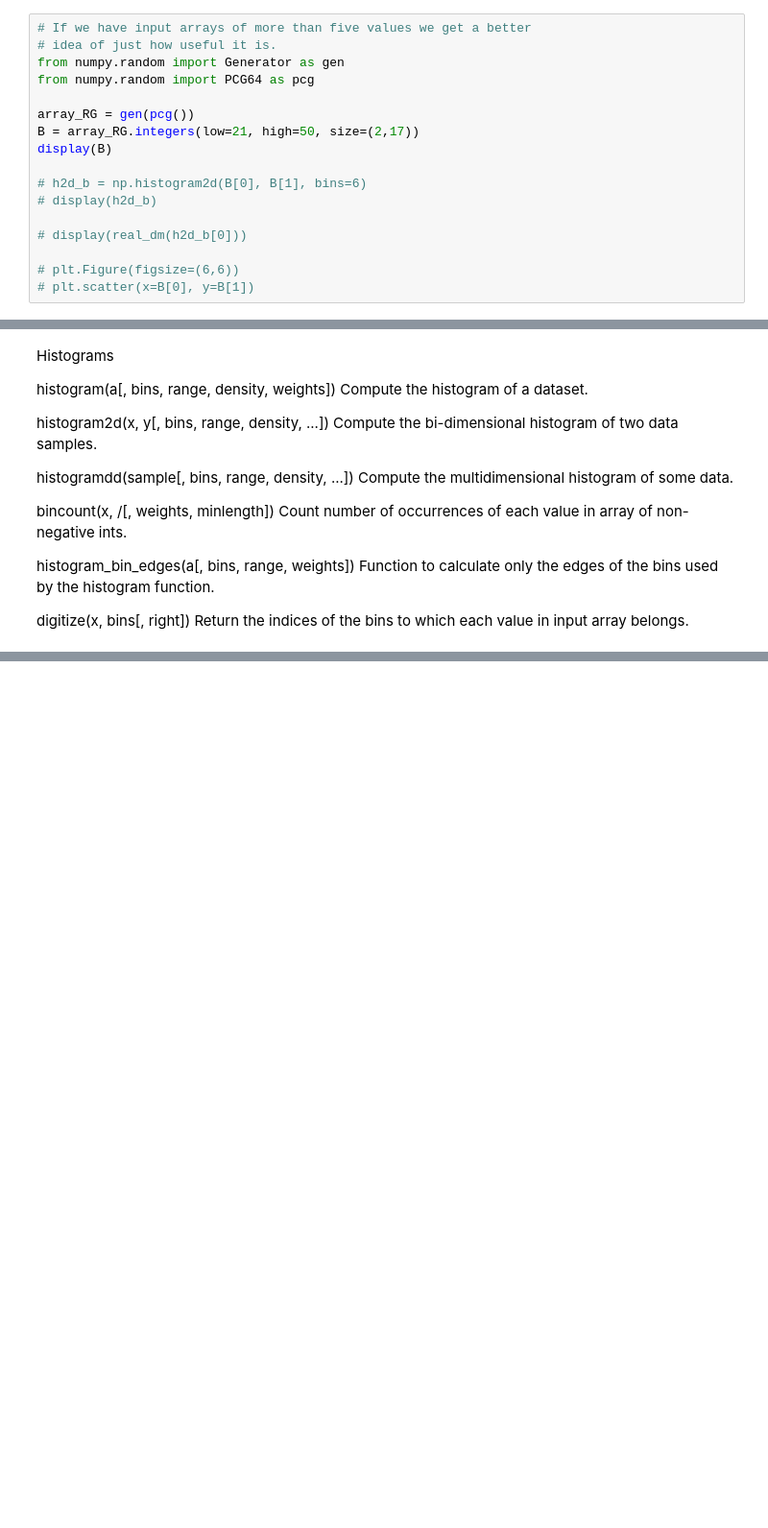
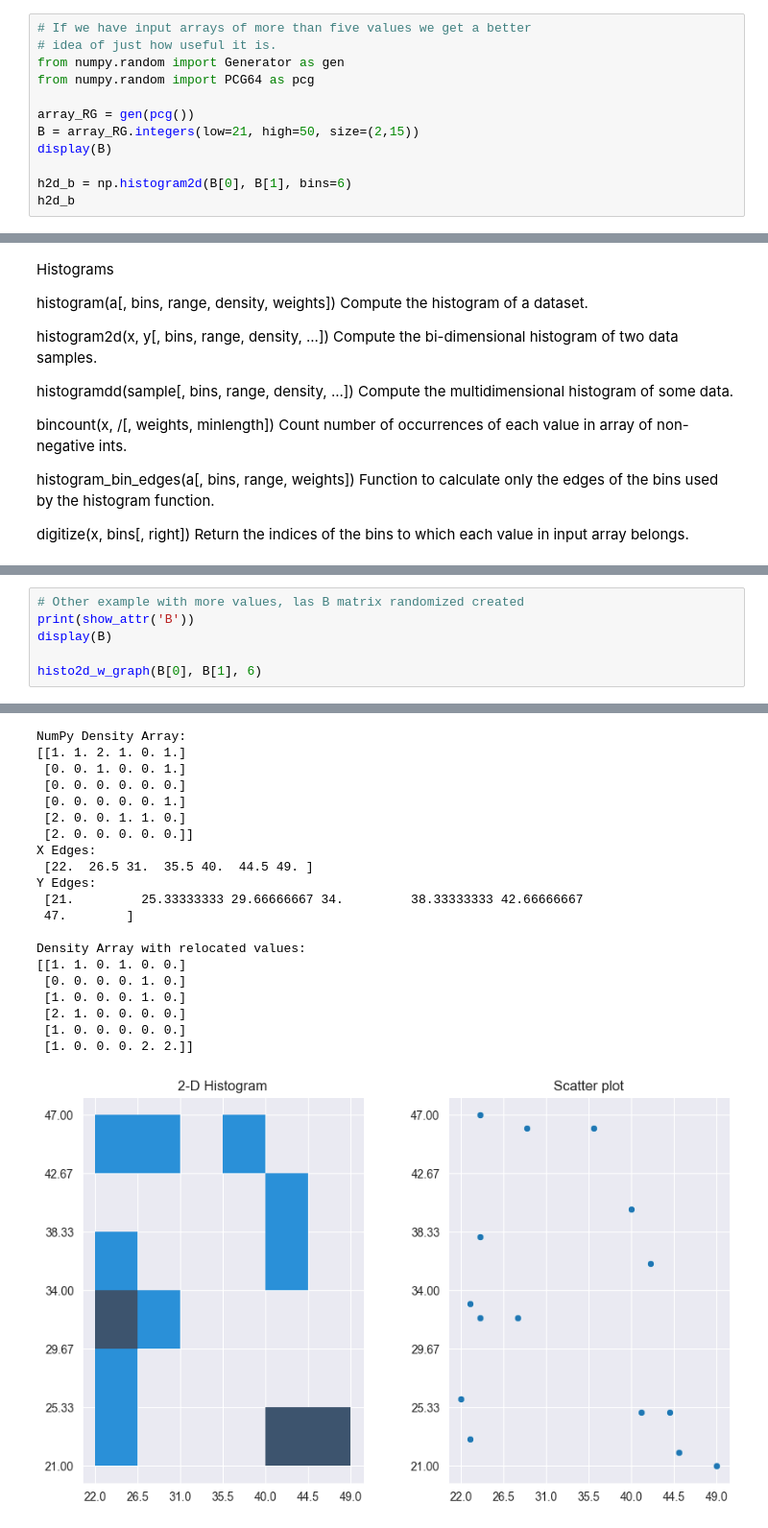
Before and after one commit to jmonti-gh/365DS_jm, a Jupyter notebook: 7_Data_Prepro_Numpy/7_7_histograms_2.ipynb, the cells around one changed output, grey strips where cells are left out. Shown at 96% size. Cells and saved outputs as stored; diff of their text form; blank space fills up the shorter version.

Commit message:
feat: An exercise and hist2d_w_graph() function finished

```diff
--- a/7_Data_Prepro_Numpy/7_7_histograms_2.ipynb
+++ b/7_Data_Prepro_Numpy/7_7_histograms_2.ipynb
@@ -141,14 +173,9 @@ from numpy.random import Generator as gen
 from numpy.random import PCG64 as pcg
 
 array_RG = gen(pcg())
-B = array_RG.integers(low=21, high=50, size=(2,17))
+B = array_RG.integers(low=21, high=50, size=(2,15))
 display(B)
 
-# h2d_b = np.histogram2d(B[0], B[1], bins=6)
-# display(h2d_b)
-
-# display(real_dm(h2d_b[0]))
-
-# plt.Figure(figsize=(6,6))
-# plt.scatter(x=B[0], y=B[1])
+h2d_b = np.histogram2d(B[0], B[1], bins=6)
+h2d_b
 # %% [output]
@@ -218,0 +325,7 @@ Return the indices of the bins to which each value in input array belongs.
+# %%
+# Other example with more values, las B matrix randomized created
+print(show_attr('B'))
+display(B)
+
+histo2d_w_graph(B[0], B[1], 6)
+# %% [output]
@@ -218,0 +336,21 @@ Return the indices of the bins to which each value in input array belongs.
+NumPy Density Array:
+[[1. 1. 2. 1. 0. 1.]
+ [0. 0. 1. 0. 0. 1.]
+ [0. 0. 0. 0. 0. 0.]
+ [0. 0. 0. 0. 0. 1.]
+ [2. 0. 0. 1. 1. 0.]
+ [2. 0. 0. 0. 0. 0.]]
+X Edges:
+ [22.  26.5 31.  35.5 40.  44.5 49. ]
+Y Edges:
+ [21.         25.33333333 29.66666667 34.         38.33333333 42.66666667
+ 47.        ]
+
+Density Array with relocated values:
+[[1. 1. 0. 1. 0. 0.]
+ [0. 0. 0. 0. 1. 0.]
+ [1. 0. 0. 0. 1. 0.]
+ [2. 1. 0. 0. 0. 0.]
+ [1. 0. 0. 0. 0. 0.]
+ [1. 0. 0. 0. 2. 2.]]
+[figure, added]
```
Also changed, not shown: parts of 9 cells of this notebook, 1 other file.
